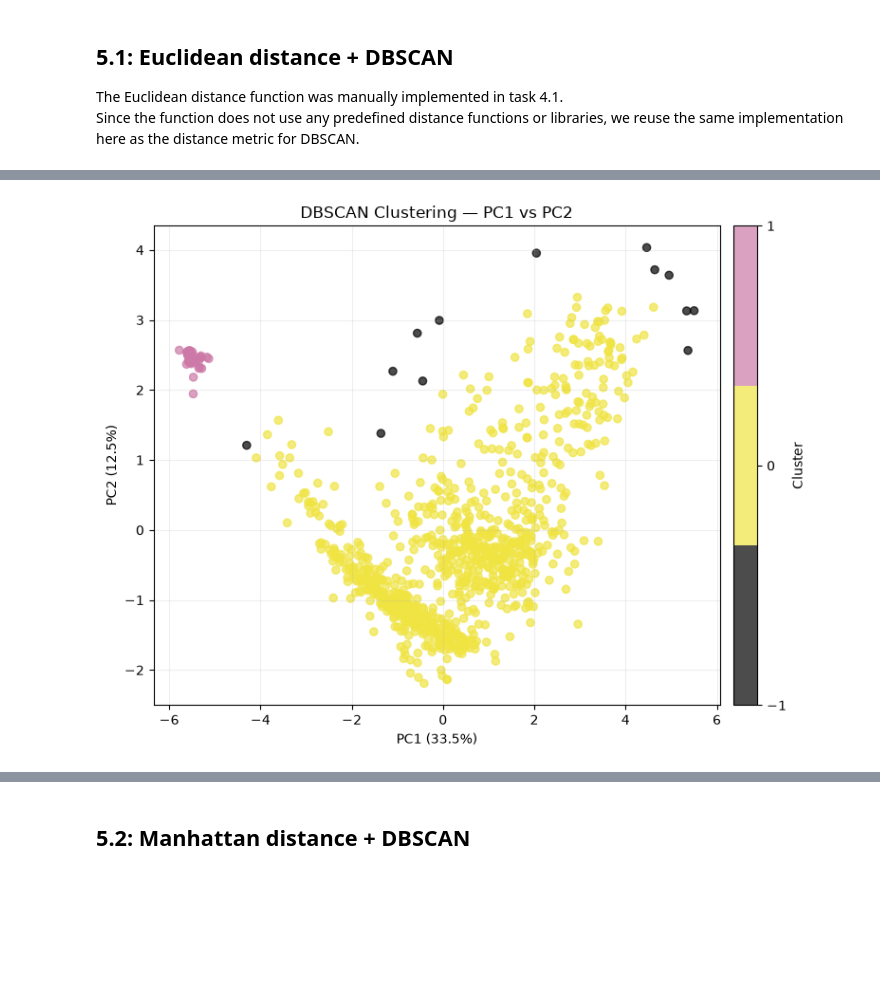
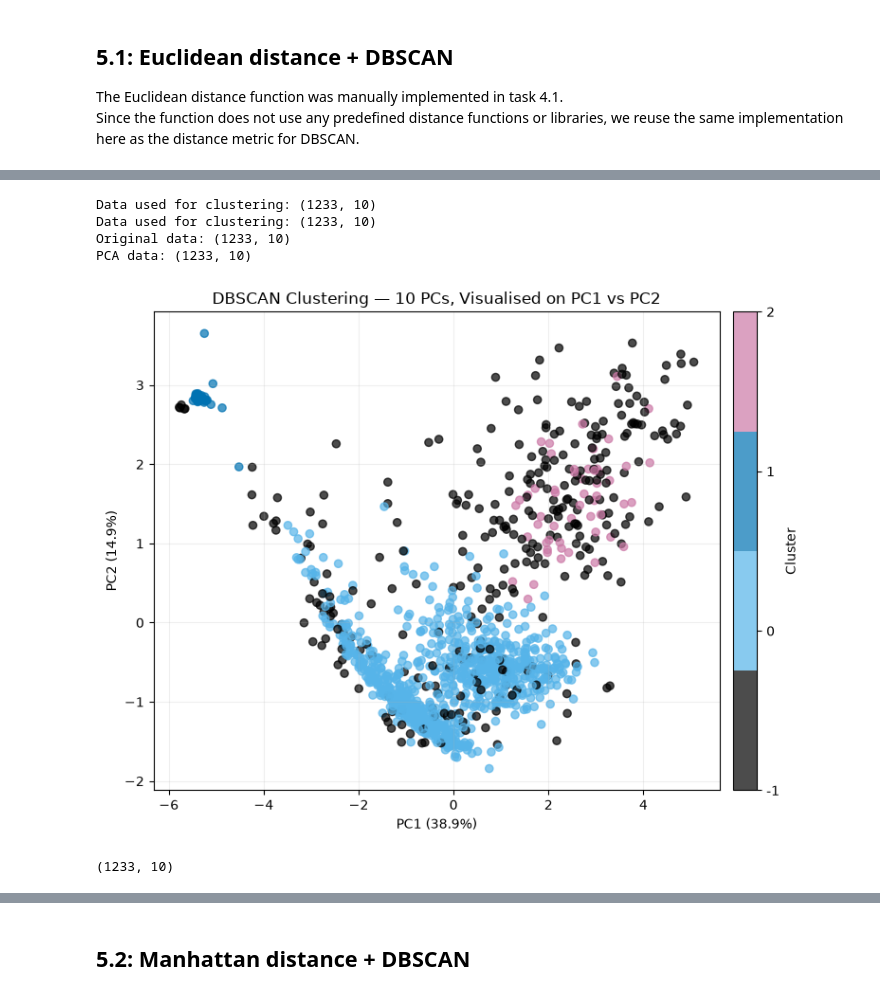
Before and after one commit to kenshin812/data_analysis, a Jupyter notebook: assignment2/submission.ipynb, the cells around one changed output, grey strips where cells are left out. Saved outputs shown, nothing was run; the diff lists cells and outputs as text; code cells hidden in the pictures; blank space fills up the shorter version.

```diff
--- a/assignment2/submission.ipynb
+++ b/assignment2/submission.ipynb
@@ -432,16 +482,15 @@ Name: count, dtype: int64
 # %% [markdown]
 ## 3.2: DBSCAN Clustering
 # %%
-MIN_SAMPLES = 5
+MIN_SAMPLES = 10
 
-# Find distance to the 5th nearest neighbour
+# Find distance to the 10th nearest neighbour
 neighbors = NearestNeighbors(n_neighbors=MIN_SAMPLES)
 neighbors.fit(X_cluster)
 distances, _ = neighbors.kneighbors(X_cluster)
-
 k_distances = np.sort(distances[:, -1])
 
-DBSCAN_EPS = 2.25
+DBSCAN_EPS = 1.5
 dbscan_model = DBSCAN(eps=DBSCAN_EPS, min_samples=MIN_SAMPLES)
 labels_dbscan = dbscan_model.fit_predict(X_cluster)
 
@@ -544,14 +615 @@ PCA is used only for visualization.
 The first two principal components explain about 44% of the variance, so the two-dimensional plots do not show all of the cluster structure used by the algorithms.
-# %%
-# PCA — visualization
-pca = PCA(n_components=2)
-
-X_pca = pca.fit_transform(X_cluster)
-pc1_ratio = pca.explained_variance_ratio_[0] * 100
-
-pc2_ratio = pca.explained_variance_ratio_[1] * 100
-
-print(f"PC1: {pc1_ratio:.2f}%")
-print(f"PC2: {pc2_ratio:.2f}%")
-
-print(f"PC1 + PC2: {pc1_ratio + pc2_ratio:.2f}%")
@@ -861,37 +938,57 @@ Since the function does not use any predefined distance functions or libraries,
 # %%
-dbscan = DBSCAN(eps=0.8, min_samples=15, metric=euclidean_distance)
+import numpy as np
+import matplotlib.pyplot as plt
+from sklearn.cluster import DBSCAN
 
-labels_euclidean = dbscan.fit_predict(X_pca)
+print("Data used for clustering:", X_cluster.shape)
+
+print("Data used for clustering:", X_pca.shape)
+# 1. DBSCAN clustering in 10-dimensional PC space
+labels = dbscan.fit_predict(X_cluster)
+
+print("Original data:", X_cluster.shape)
+print("PCA data:", X_pca.shape)
+
+dbscan = DBSCAN(
+    eps=1.6,
+    min_samples=15,
+    metric=euclidean_distance)
+
+labels_euclidean = dbscan.fit_predict(X_cluster)
 
 unique_labels = np.unique(labels_euclidean)
 
-# Plot
+#2. Visualise the clusters using PC1 and PC2
 fig, ax = plt.subplots(figsize=(8, 6))
 
 cmap = plt.get_cmap("okabe_ito", max(len(unique_labels), 1))
+
 scatter = ax.scatter(
-    X_pca[:, 0],       # PC1
-    X_pca[:, 1],       # PC2
-    c=labels_euclidean,
+    X_cluster[:, 0],              # PC1 — visualisation only
+    X_cluster[:, 1],              # PC2 — visualisation only
+    c=labels_euclidean,       # labels based on all 10 PCs
     cmap=cmap,
     alpha=0.7,
     s=35)
 
-# Only show a limited number of colourbar labels
-colorbar = fig.colorbar(
-    scatter,
-    ax=ax,
-    ticks=unique_labels,
-    pad=0.02)
+#3. Colourbar
+colorbar = fig.colorbar(scatter,ax=ax,ticks=unique_labels,pad=0.02)
 colorbar.set_label("Cluster")
+colorbar.set_ticklabels(unique_labels)
 
-# Axis labels
+# 4. Axis labels
 ax.set_xlabel(f"PC1 ({pca.explained_variance_ratio_[0]:.1%})")
 ax.set_ylabel(f"PC2 ({pca.explained_variance_ratio_[1]:.1%})")
-ax.set_title("DBSCAN Clustering — PC1 vs PC2")
+ax.set_title("DBSCAN Clustering — 10 PCs, Visualised on PC1 vs PC2")
 ax.grid(alpha=0.2)
 
 plt.tight_layout()
 plt.show()
+X_cluster.shape
 # %% [output]
+Data used for clustering: (1233, 10)
+Data used for clustering: (1233, 10)
+Original data: (1233, 10)
+PCA data: (1233, 10)
-[figure, old version]
+[figure, new version]
+(1233, 10)
```
Also changed, not shown: parts of 26 cells of this notebook.
